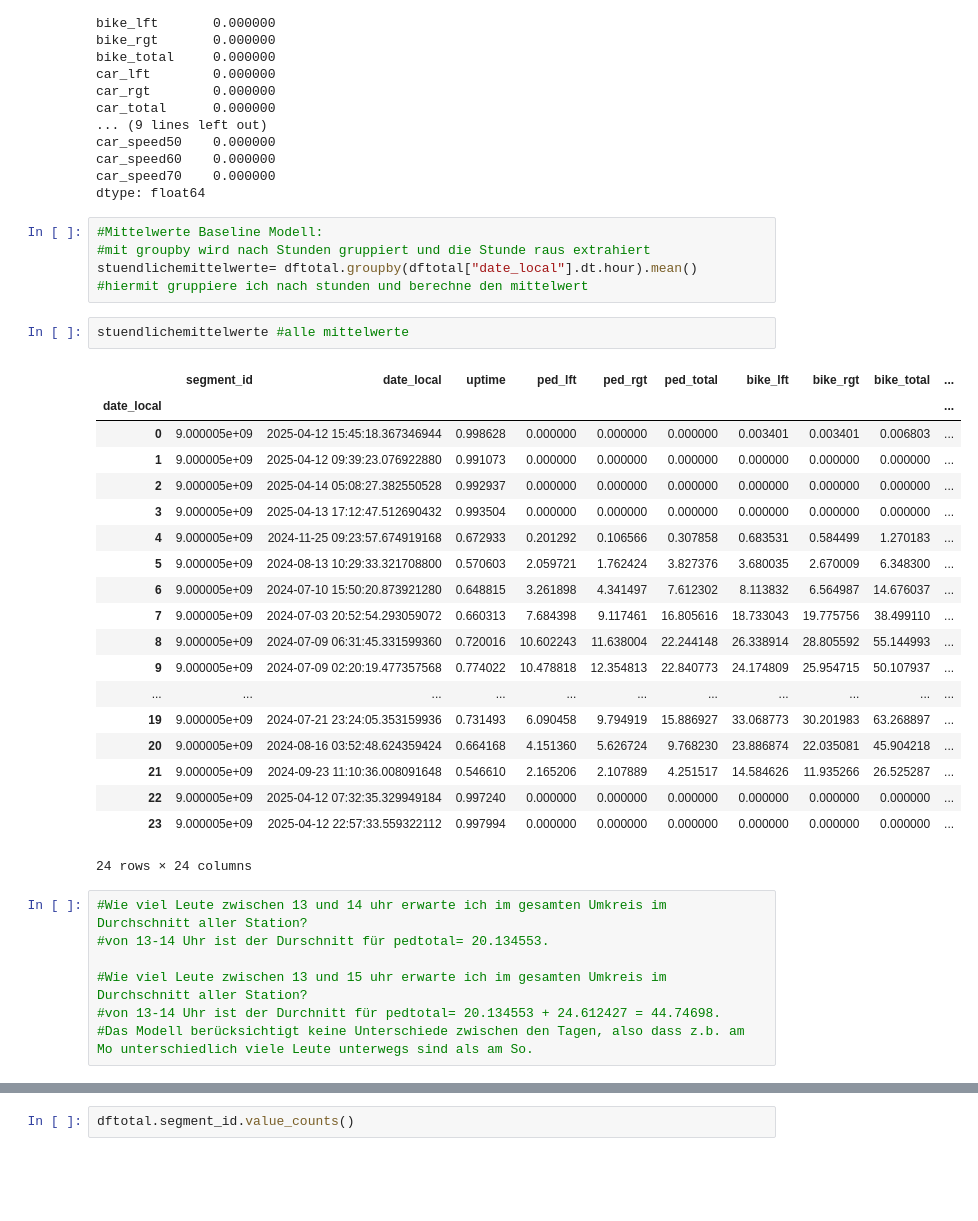
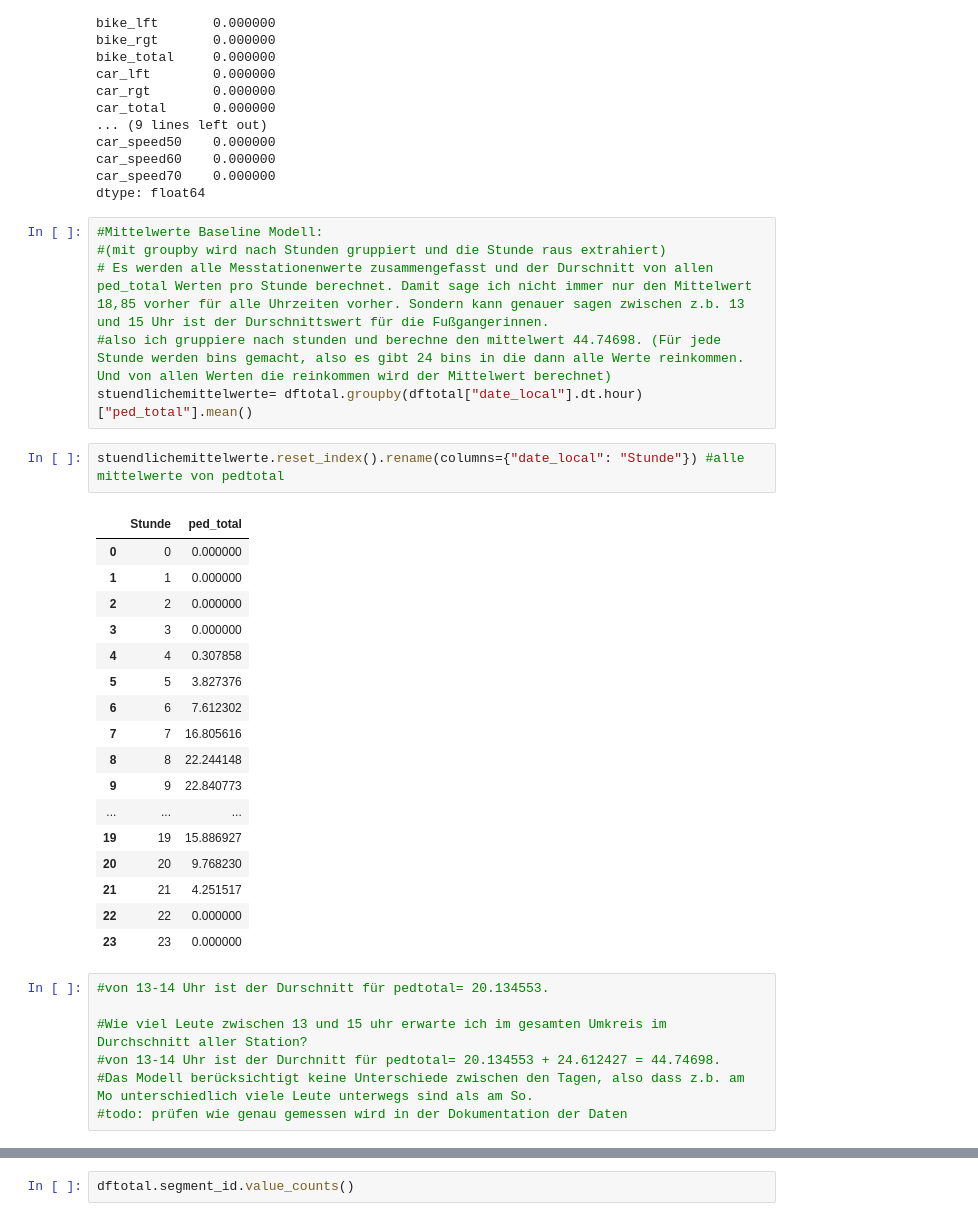
Before and after one commit to mjrm123mi/Data-Science-Pedestrian-Project, a Jupyter notebook: src/Explorative_Datenanalyse_Fußgaengerinnen.ipynb, the cells around one changed output, grey strips where cells are left out. Drawn from its saved outputs; the diff is of its cells as text; blank space fills up the shorter version.

```diff
--- a/src/Explorative_Datenanalyse_Fußgaengerinnen.ipynb
+++ b/src/Explorative_Datenanalyse_Fußgaengerinnen.ipynb
@@ -136,35 +132,35 @@ car_speed70    0.000000
 dtype: float64
 # %%
 #Mittelwerte Baseline Modell:
-#mit groupby wird nach Stunden gruppiert und die Stunde raus extrahiert
-stuendlichemittelwerte= dftotal.groupby(dftotal["date_local"].dt.hour).mean() #hiermit gruppiere ich nach stunden und berechne den mittelwert
+#(mit groupby wird nach Stunden gruppiert und die Stunde raus extrahiert)
+# Es werden alle Messtationenwerte zusammengefasst und der Durschnitt von allen ped_total Werten pro Stunde berechnet. Damit sage ich nicht immer nur den Mittelwert 18,85 vorher für alle Uhrzeiten vorher. Sondern kann genauer sagen zwischen z.b. 13 und 15 Uhr ist der Durschnittswert für die Fußgangerinnen.
+#also ich gruppiere nach stunden und berechne den mittelwert 44.74698. (Für jede Stunde werden bins gemacht, also es gibt 24 bins in die dann alle Werte reinkommen. Und von allen Werten die reinkommen wird der Mittelwert berechnet)
+stuendlichemittelwerte= dftotal.groupby(dftotal["date_local"].dt.hour)["ped_total"].mean()
 # %%
-stuendlichemittelwerte #alle mittelwerte
+stuendlichemittelwerte.reset_index().rename(columns={"date_local": "Stunde"}) #alle mittelwerte von pedtotal
 # %% [output]
-|  | segment_id | date_local | uptime | ped_lft | ped_rgt | ped_total | bike_lft | bike_rgt | bike_total | ... |
-| date_local |  |  |  |  |  |  |  |  |  | ... |
-| 0 | 9.000005e+09 | 2025-04-12 15:45:18.367346944 | 0.998628 | 0.000000 | 0.000000 | 0.000000 | 0.003401 | 0.003401 | 0.006803 | ... |
-| 1 | 9.000005e+09 | 2025-04-12 09:39:23.076922880 | 0.991073 | 0.000000 | 0.000000 | 0.000000 | 0.000000 | 0.000000 | 0.000000 | ... |
-| 2 | 9.000005e+09 | 2025-04-14 05:08:27.382550528 | 0.992937 | 0.000000 | 0.000000 | 0.000000 | 0.000000 | 0.000000 | 0.000000 | ... |
-| 3 | 9.000005e+09 | 2025-04-13 17:12:47.512690432 | 0.993504 | 0.000000 | 0.000000 | 0.000000 | 0.000000 | 0.000000 | 0.000000 | ... |
-| 4 | 9.000005e+09 | 2024-11-25 09:23:57.674919168 | 0.672933 | 0.201292 | 0.106566 | 0.307858 | 0.683531 | 0.584499 | 1.270183 | ... |
-| 5 | 9.000005e+09 | 2024-08-13 10:29:33.321708800 | 0.570603 | 2.059721 | 1.762424 | 3.827376 | 3.680035 | 2.670009 | 6.348300 | ... |
-| 6 | 9.000005e+09 | 2024-07-10 15:50:20.873921280 | 0.648815 | 3.261898 | 4.341497 | 7.612302 | 8.113832 | 6.564987 | 14.676037 | ... |
-| 7 | 9.000005e+09 | 2024-07-03 20:52:54.293059072 | 0.660313 | 7.684398 | 9.117461 | 16.805616 | 18.733043 | 19.775756 | 38.499110 | ... |
-| 8 | 9.000005e+09 | 2024-07-09 06:31:45.331599360 | 0.720016 | 10.602243 | 11.638004 | 22.244148 | 26.338914 | 28.805592 | 55.144993 | ... |
-| 9 | 9.000005e+09 | 2024-07-09 02:20:19.477357568 | 0.774022 | 10.478818 | 12.354813 | 22.840773 | 24.174809 | 25.954715 | 50.107937 | ... |
-| ... | ... | ... | ... | ... | ... | ... | ... | ... | ... | ... |
-| 19 | 9.000005e+09 | 2024-07-21 23:24:05.353159936 | 0.731493 | 6.090458 | 9.794919 | 15.886927 | 33.068773 | 30.201983 | 63.268897 | ... |
-| 20 | 9.000005e+09 | 2024-08-16 03:52:48.624359424 | 0.664168 | 4.151360 | 5.626724 | 9.768230 | 23.886874 | 22.035081 | 45.904218 | ... |
-| 21 | 9.000005e+09 | 2024-09-23 11:10:36.008091648 | 0.546610 | 2.165206 | 2.107889 | 4.251517 | 14.584626 | 11.935266 | 26.525287 | ... |
-| 22 | 9.000005e+09 | 2025-04-12 07:32:35.329949184 | 0.997240 | 0.000000 | 0.000000 | 0.000000 | 0.000000 | 0.000000 | 0.000000 | ... |
-| 23 | 9.000005e+09 | 2025-04-12 22:57:33.559322112 | 0.997994 | 0.000000 | 0.000000 | 0.000000 | 0.000000 | 0.000000 | 0.000000 | ... |
+|  | Stunde | ped_total |
+| 0 | 0 | 0.000000 |
+| 1 | 1 | 0.000000 |
+| 2 | 2 | 0.000000 |
+| 3 | 3 | 0.000000 |
+| 4 | 4 | 0.307858 |
+| 5 | 5 | 3.827376 |
+| 6 | 6 | 7.612302 |
+| 7 | 7 | 16.805616 |
+| 8 | 8 | 22.244148 |
+| 9 | 9 | 22.840773 |
+| ... | ... | ... |
+| 19 | 19 | 15.886927 |
+| 20 | 20 | 9.768230 |
+| 21 | 21 | 4.251517 |
+| 22 | 22 | 0.000000 |
+| 23 | 23 | 0.000000 |
-24 rows × 24 columns
 # %%
-#Wie viel Leute zwischen 13 und 14 uhr erwarte ich im gesamten Umkreis im Durchschnitt aller Station?
 #von 13-14 Uhr ist der Durschnitt für pedtotal= 20.134553.
 
 #Wie viel Leute zwischen 13 und 15 uhr erwarte ich im gesamten Umkreis im Durchschnitt aller Station?
 #von 13-14 Uhr ist der Durchnitt für pedtotal= 20.134553 + 24.612427 = 44.74698.
 #Das Modell berücksichtigt keine Unterschiede zwischen den Tagen, also dass z.b. am Mo unterschiedlich viele Leute unterwegs sind als am So.
+#todo: prüfen wie genau gemessen wird in der Dokumentation der Daten
 # %%
```
Also changed, not shown: parts of 16 cells of this notebook.
